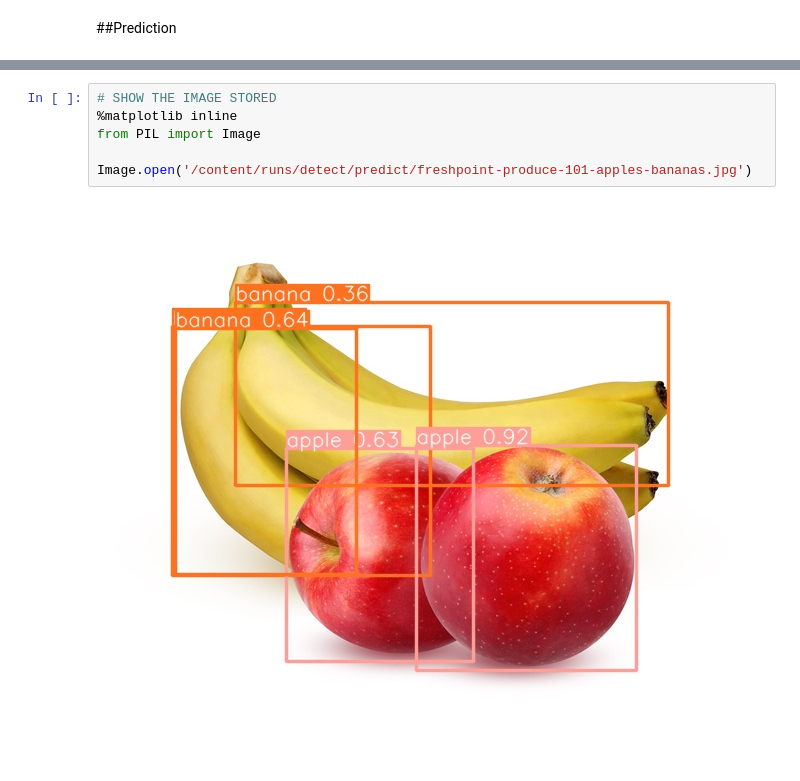
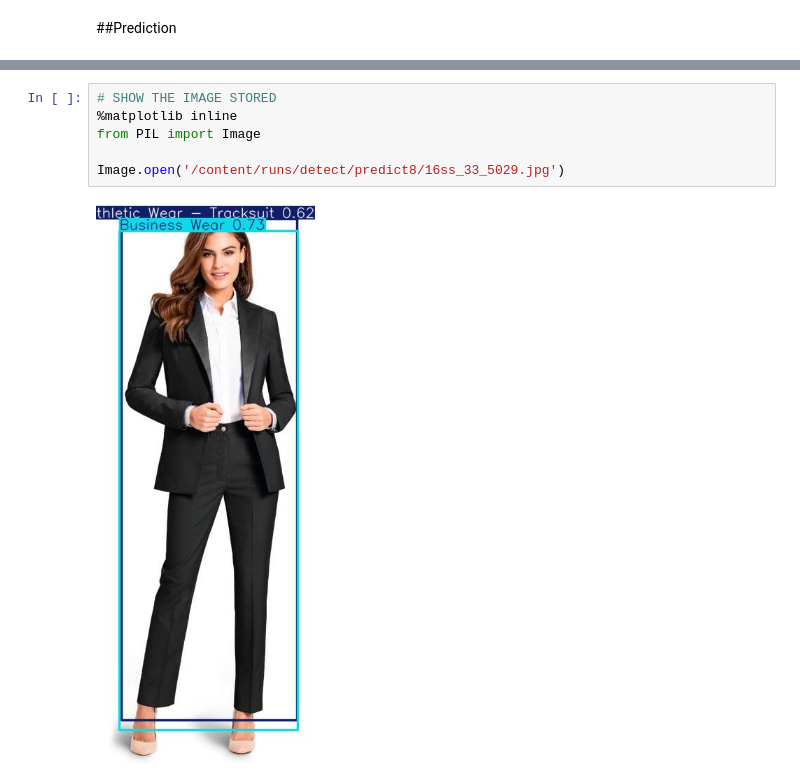
Before and after one commit to AnantBamba/Computer-Vision-Project_ABRA, a Jupyter notebook: ComputerVisionProject.ipynb, the cells around one changed output, grey strips where cells are left out. Cells and saved outputs as stored; diff of their text form.

```diff
--- a/ComputerVisionProject.ipynb
+++ b/ComputerVisionProject.ipynb
@@ -677,8 +735,8 @@ Results saved to runs/detect/predict
 # %%
 # SHOW THE IMAGE STORED
 %matplotlib inline
 from PIL import Image
 
-Image.open('/content/runs/detect/predict/freshpoint-produce-101-apples-bananas.jpg')
+Image.open('/content/runs/detect/predict8/16ss_33_5029.jpg')
 # %% [output]
-[figure, old version]
+[figure, new version]
```
Also changed, not shown: parts of 10 cells of this notebook.
